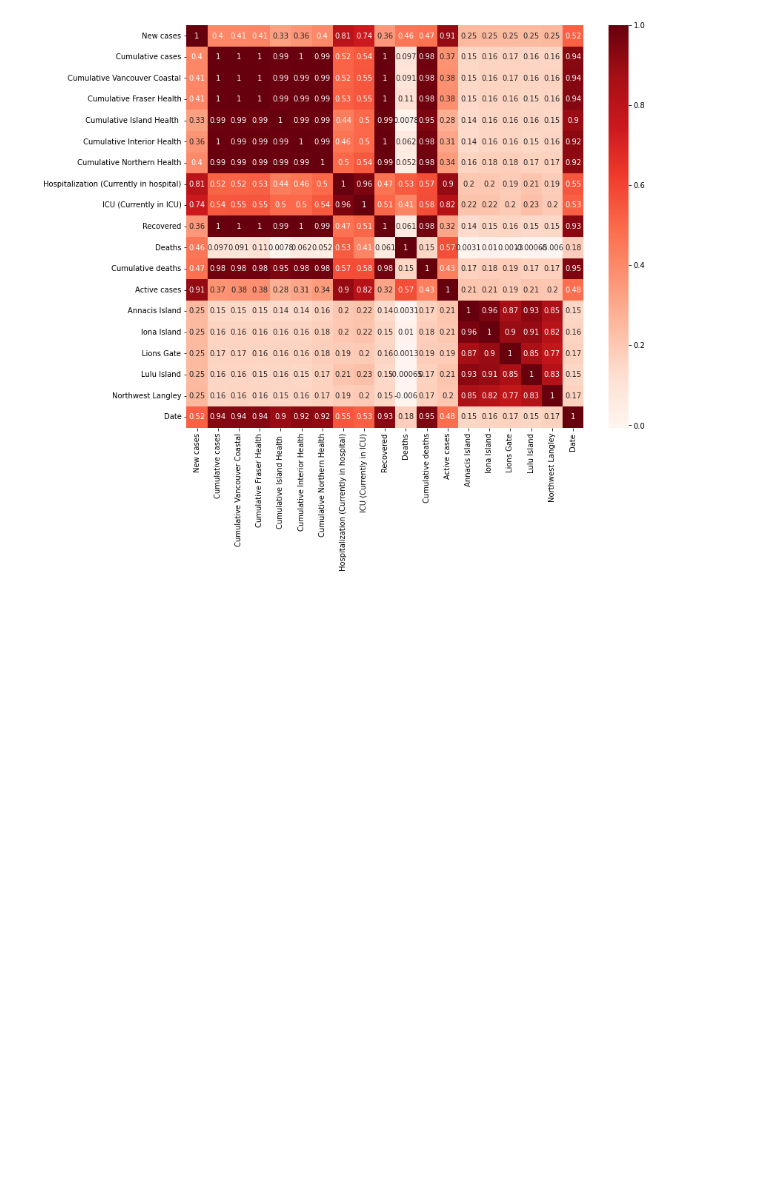
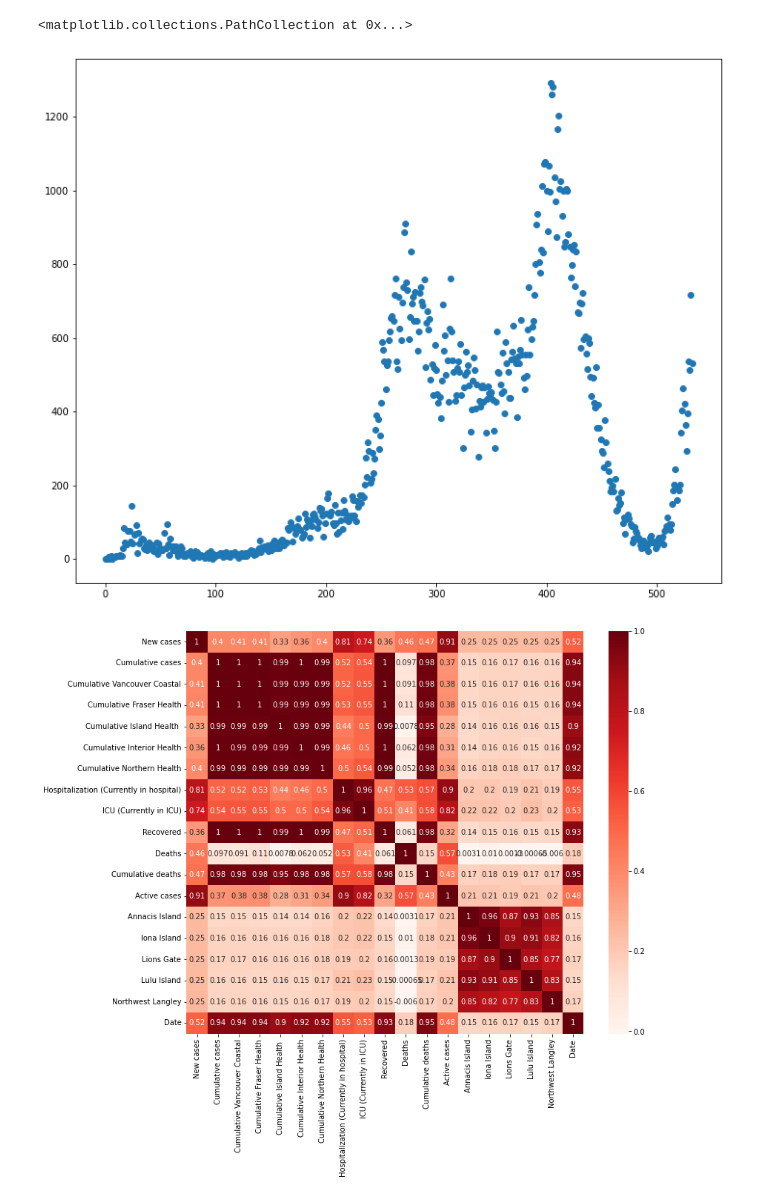
Before and after one commit to MikeZ77/STAT-440, a Jupyter notebook: wastewater/michael/regression_workbook.ipynb, the cells around one changed output. Cells and saved outputs as stored; diff of their text form; code cells hidden in the pictures; blank space fills up the shorter version.

```diff
--- a/wastewater/michael/regression_workbook.ipynb
+++ b/wastewater/michael/regression_workbook.ipynb
@@ -38,3 +22,9 @@ X['Date'] = X.index
+# %%
+plt.figure(figsize=(12,10))
+plt.scatter(X['Date'], Y)
+# %% [output]
+<matplotlib.collections.PathCollection at 0x...>
+[figure, added]
 # %%
 """
 Lets do a descriptive analysis of the data.
```
Also changed, not shown: parts of 7 cells of this notebook, 6 other files.
